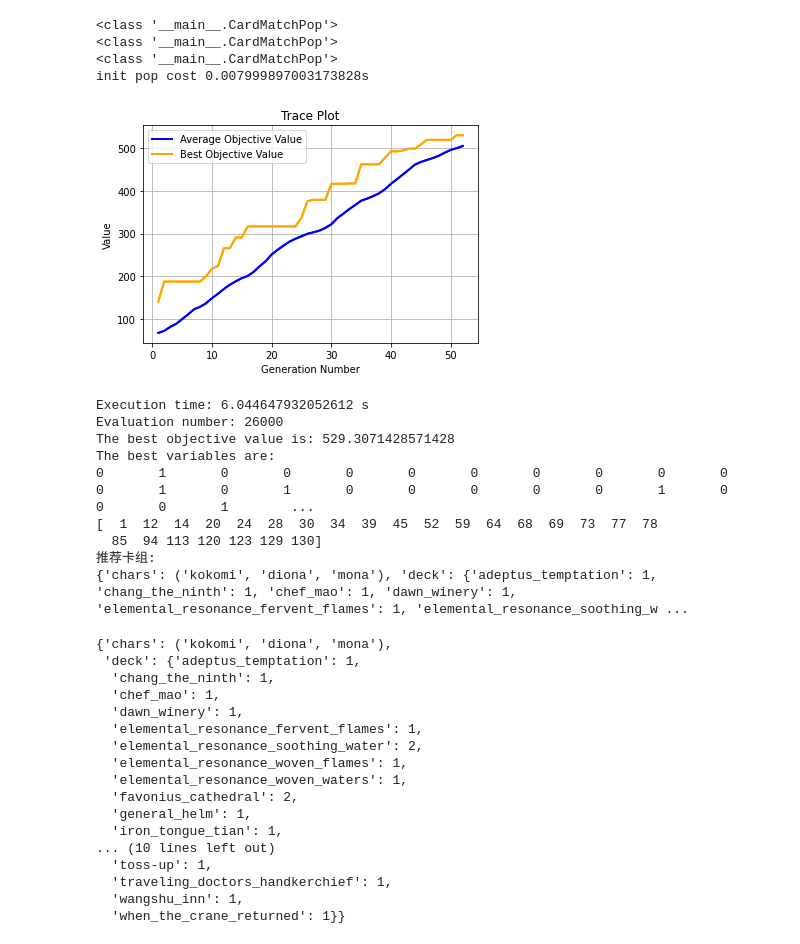
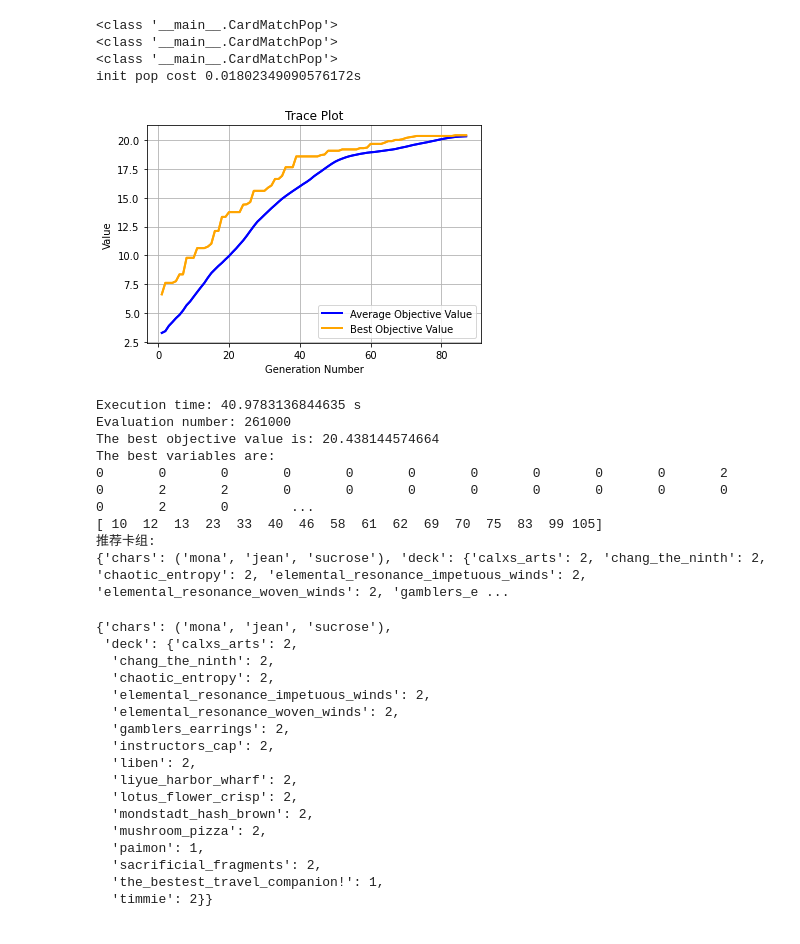
Before and after one commit to Tomorrowdawn/GenshinTCGBuilder, a Jupyter notebook: Main.ipynb, the cells around one changed output. Saved outputs shown, nothing was run; the diff lists cells and outputs as text; code cells hidden in the pictures.

```diff
--- a/Main.ipynb
+++ b/Main.ipynb
@@ -277,0 +358,5 @@ The best variables are:
+# %%
+#T.pre_scan()
+T.load()
+T.train()
+##TODO: 设置scanned.json控制数据集
@@ -278,35 +399,34 @@ The best variables are:
 # %%
-T.predict("kokomi")
+T.predict("mona",cb = 0.1,GROUP_SIZE=3000)
 # %% [output]
 <class '__main__.CardMatchPop'>
 <class '__main__.CardMatchPop'>
 <class '__main__.CardMatchPop'>
-init pop cost 0.007999897003173828s
+init pop cost 0.01802349090576172s
-[figure, old version]
+[figure, new version]
-Execution time: 6.044647932052612 s
-Evaluation number: 26000
-The best objective value is: 529.3071428571428
+Execution time: 40.9783136844635 s
+Evaluation number: 261000
+The best objective value is: 20.438144574664
 The best variables are:
-0       1       0       0       0       0       0       0       0       0       0       0       1       0       1       0       0       0       0       0       1       0       0       0       1        ...
-[  1  12  14  20  24  28  30  34  39  45  52  59  64  68  69  73  77  78
-  85  94 113 120 123 129 130]
+0       0       0       0       0       0       0       0       0       0       2       0       2       2       0       0       0       0       0       0       0       0       0       2       0        ...
+[ 10  12  13  23  33  40  46  58  61  62  69  70  75  83  99 105]
 推荐卡组:
-{'chars': ('kokomi', 'diona', 'mona'), 'deck': {'adeptus_temptation': 1, 'chang_the_ninth': 1, 'chef_mao': 1, 'dawn_winery': 1, 'elemental_resonance_fervent_flames': 1, 'elemental_resonance_soothing_w ...
+{'chars': ('mona', 'jean', 'sucrose'), 'deck': {'calxs_arts': 2, 'chang_the_ninth': 2, 'chaotic_entropy': 2, 'elemental_resonance_impetuous_winds': 2, 'elemental_resonance_woven_winds': 2, 'gamblers_e ...
-{'chars': ('kokomi', 'diona', 'mona'),
- 'deck': {'adeptus_temptation': 1,
-  'chang_the_ninth': 1,
-  'chef_mao': 1,
-  'dawn_winery': 1,
-  'elemental_resonance_fervent_flames': 1,
-  'elemental_resonance_soothing_water': 2,
-  'elemental_resonance_woven_flames': 1,
-  'elemental_resonance_woven_waters': 1,
-  'favonius_cathedral': 2,
-  'general_helm': 1,
-  'iron_tongue_tian': 1,
-... (10 lines left out)
-  'toss-up': 1,
-  'traveling_doctors_handkerchief': 1,
-  'wangshu_inn': 1,
-  'when_the_crane_returned': 1}}
+{'chars': ('mona', 'jean', 'sucrose'),
+ 'deck': {'calxs_arts': 2,
+  'chang_the_ninth': 2,
+  'chaotic_entropy': 2,
+  'elemental_resonance_impetuous_winds': 2,
+  'elemental_resonance_woven_winds': 2,
+  'gamblers_earrings': 2,
+  'instructors_cap': 2,
+  'liben': 2,
+  'liyue_harbor_wharf': 2,
+  'lotus_flower_crisp': 2,
+  'mondstadt_hash_brown': 2,
+  'mushroom_pizza': 2,
+  'paimon': 1,
+  'sacrificial_fragments': 2,
+  'the_bestest_travel_companion!': 1,
+  'timmie': 2}}
 # %%
```
Also changed, not shown: parts of 9 cells of this notebook, 19 other files.
